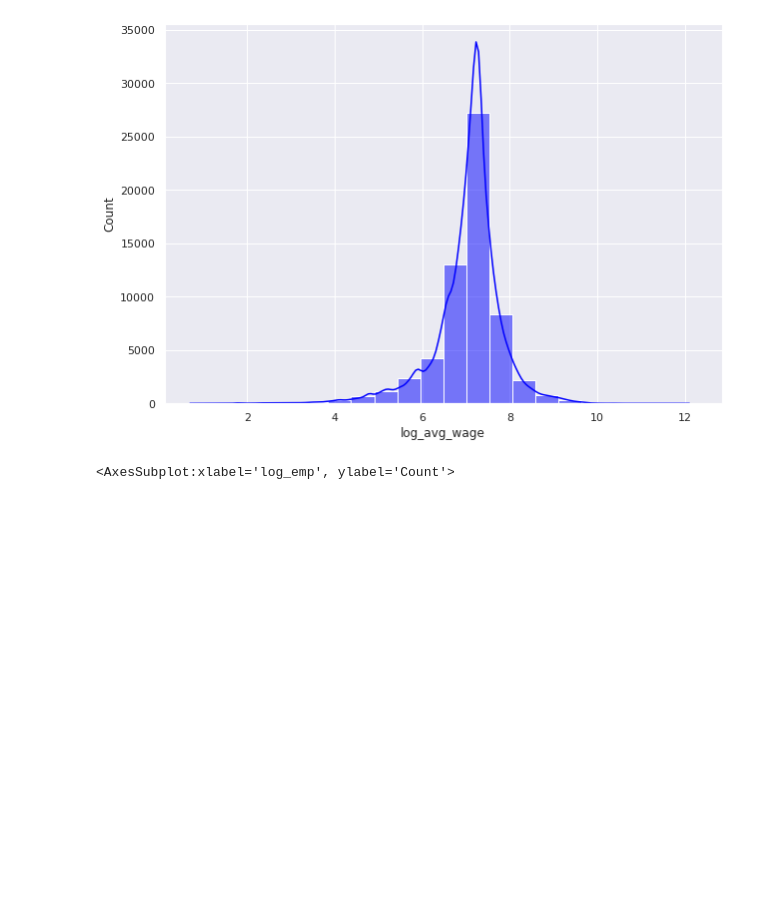
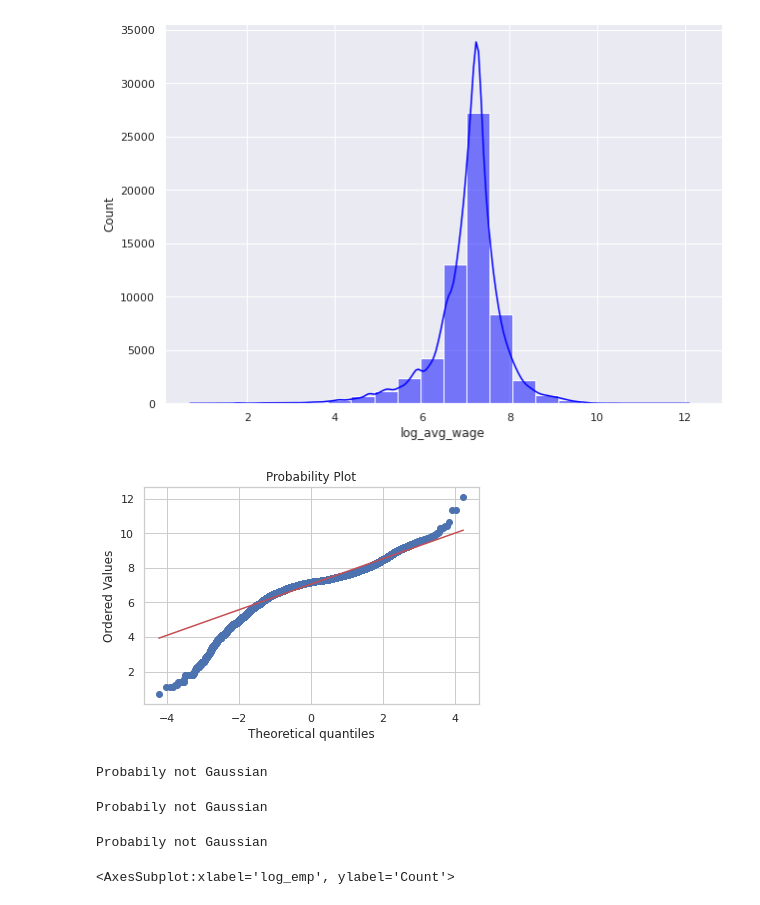
Before and after one commit to pvh95/ols_bootstrap, a Jupyter notebook: bca_application.ipynb, the cells around one changed output. Saved outputs shown, nothing was run; the diff lists cells and outputs as text; code cells hidden in the pictures; blank space fills up the shorter version.

Commit message:
Updated with normality based plots

```diff
--- a/bca_application.ipynb
+++ b/bca_application.ipynb
@@ -105,6 +113,44 @@ sns.histplot(data=df['log_avg_wage'], color='blue', binwidth = 0.526, kde = True
 # %% [output]
 <AxesSubplot:xlabel='log_avg_wage', ylabel='Count'>
 [figure]
+# %%
+import scipy.stats as stats
+import pylab
+
+stats.probplot(df['log_avg_wage'].to_numpy(), dist='norm', plot=pylab)
+pylab.show()
+# %% [output]
+[figure, added]
+# %%
+from scipy.stats import normaltest #D’Agostino’s K-squared test
+
+stat, p = normaltest(df['log_avg_wage'].to_numpy())
+if p > 0.05:
+    print('Probably Gaussian')
+else:
+    print('Probabily not Gaussian')
+# %% [output]
+Probabily not Gaussian
+# %%
+from scipy.stats import jarque_bera #Jarque-Bera test for Normality
+
+stat, p = jarque_bera(df['log_avg_wage'].to_numpy())
+if p > 0.05:
+    print('Probably Gaussian')
+else:
+    print('Probabily not Gaussian')
+# %% [output]
+Probabily not Gaussian
+# %%
+from scipy.stats import kstest
+
+stat, p = kstest(df['log_avg_wage'].to_numpy(), 'norm')
+if p > 0.05:
+    print('Probably Gaussian')
+else:
+    print('Probabily not Gaussian')
+# %% [output]
+Probabily not Gaussian
 # %%
 plt.figure(figsize=(10,7))
 sns.histplot(data=df['log_emp'], color='red', binwidth = 0.5, kde = True)
```
Also changed, not shown: parts of 2 cells of this notebook.
